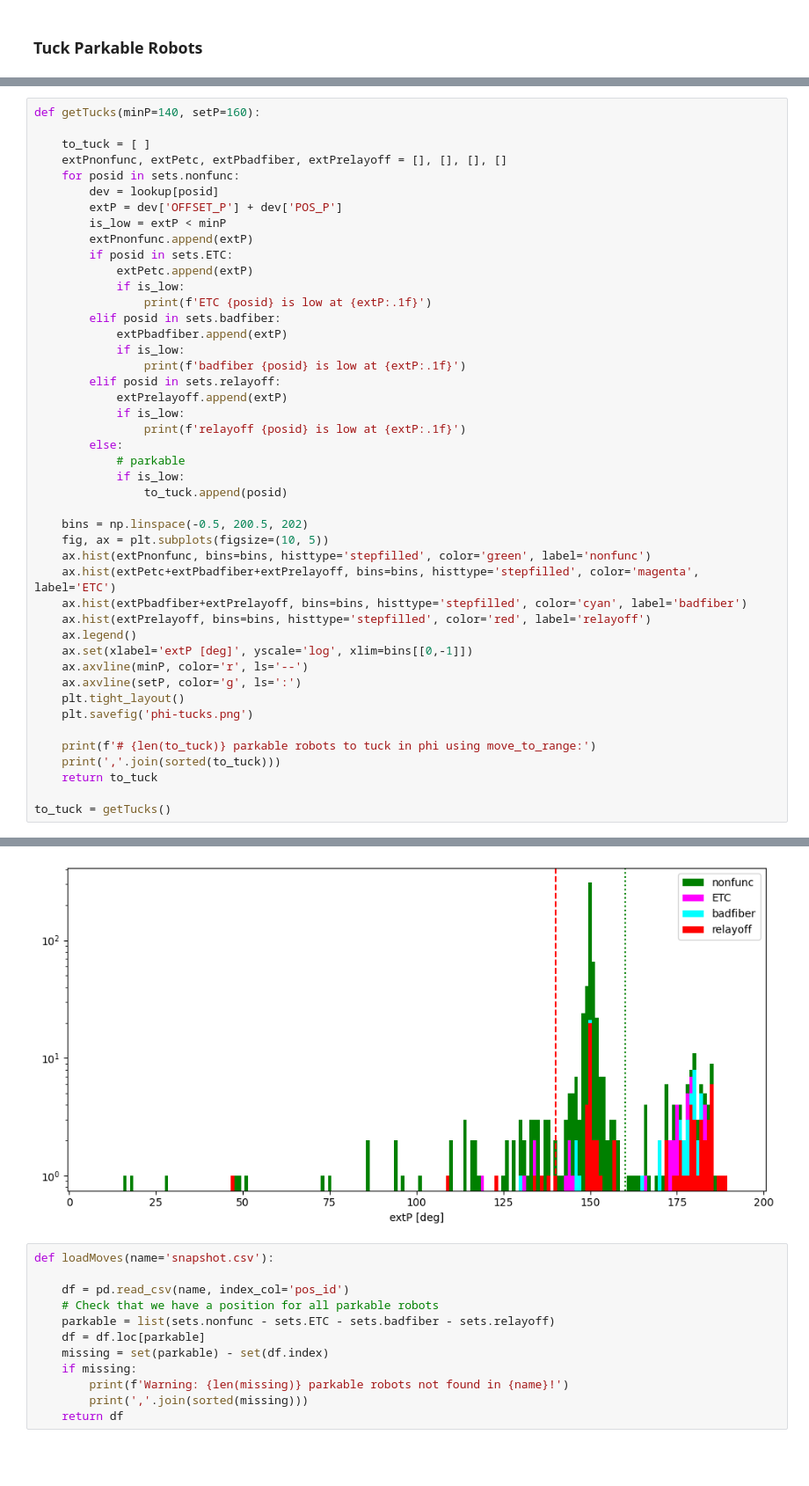
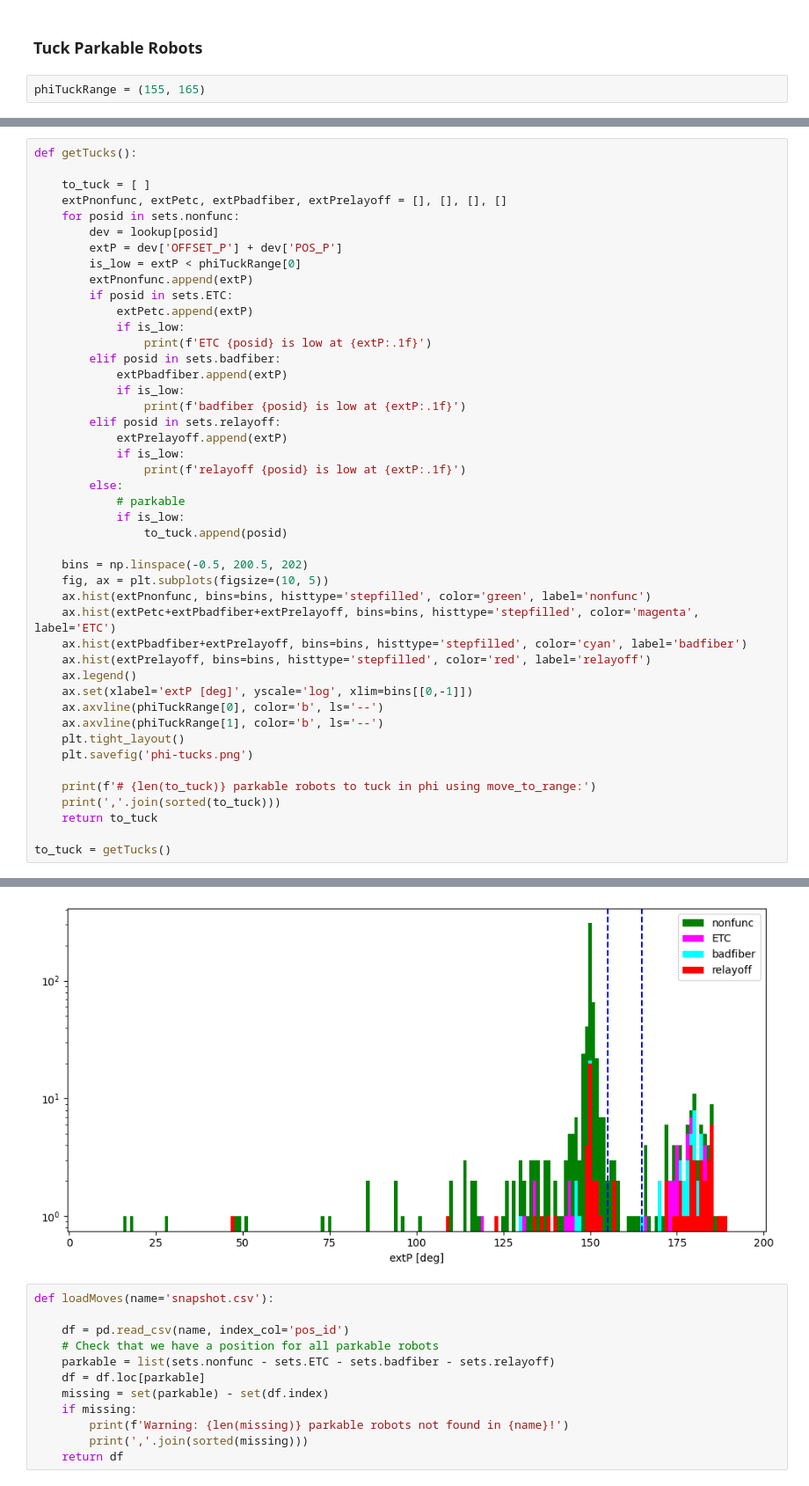
Before and after one commit to desihub/fpoffline, a Jupyter notebook: nb/ValetParking/ValetParking.ipynb, the cells around one changed output, grey strips where cells are left out. Shown at 88% size. Drawn from its saved outputs; the diff is of its cells as text; blank space fills up the shorter version.

````diff
--- a/nb/ValetParking/ValetParking.ipynb
+++ b/nb/ValetParking/ValetParking.ipynb
@@ -521,6 +527,8 @@ testIsCollided()
 [figure]
 # %% [markdown]
 ### Tuck Parkable Robots
+# %%
+phiTuckRange = (155, 165)
 # %% [markdown]
 Robots will be tucked in phi using the PECS [move_to_range.py](https://desi.lbl.gov/trac/browser/code/focalplane/plate_control/trunk/pecs/move_to_range.py) script:
 ```
@@ -532,12 +537,12 @@ Questions:
 # %%
-def getTucks(minP=140, setP=160):
+def getTucks():
 
     to_tuck = [ ]
     extPnonfunc, extPetc, extPbadfiber, extPrelayoff = [], [], [], []
     for posid in sets.nonfunc:
         dev = lookup[posid]
         extP = dev['OFFSET_P'] + dev['POS_P']
-        is_low = extP < minP
+        is_low = extP < phiTuckRange[0]
         extPnonfunc.append(extP)
         if posid in sets.ETC:
             extPetc.append(extP)
@@ -564,8 +569,8 @@ def getTucks(minP=140, setP=160):
     ax.hist(extPrelayoff, bins=bins, histtype='stepfilled', color='red', label='relayoff')
     ax.legend()
     ax.set(xlabel='extP [deg]', yscale='log', xlim=bins[[0,-1]])
-    ax.axvline(minP, color='r', ls='--')
-    ax.axvline(setP, color='g', ls=':')
+    ax.axvline(phiTuckRange[0], color='b', ls='--')
+    ax.axvline(phiTuckRange[1], color='b', ls='--')
     plt.tight_layout()
     plt.savefig('phi-tucks.png')
 
@@ -590,4 +600,4 @@ M01133,M01496,M01616,M02240,M02284,M02472,M02487,M02752,M03090,M03109,M03129,M03
-[figure, old version]
+[figure, new version]
 # %%
 def loadMoves(name='snapshot.csv'):
 
````
Also changed, not shown: parts of 24 cells of this notebook, 6 other files.
